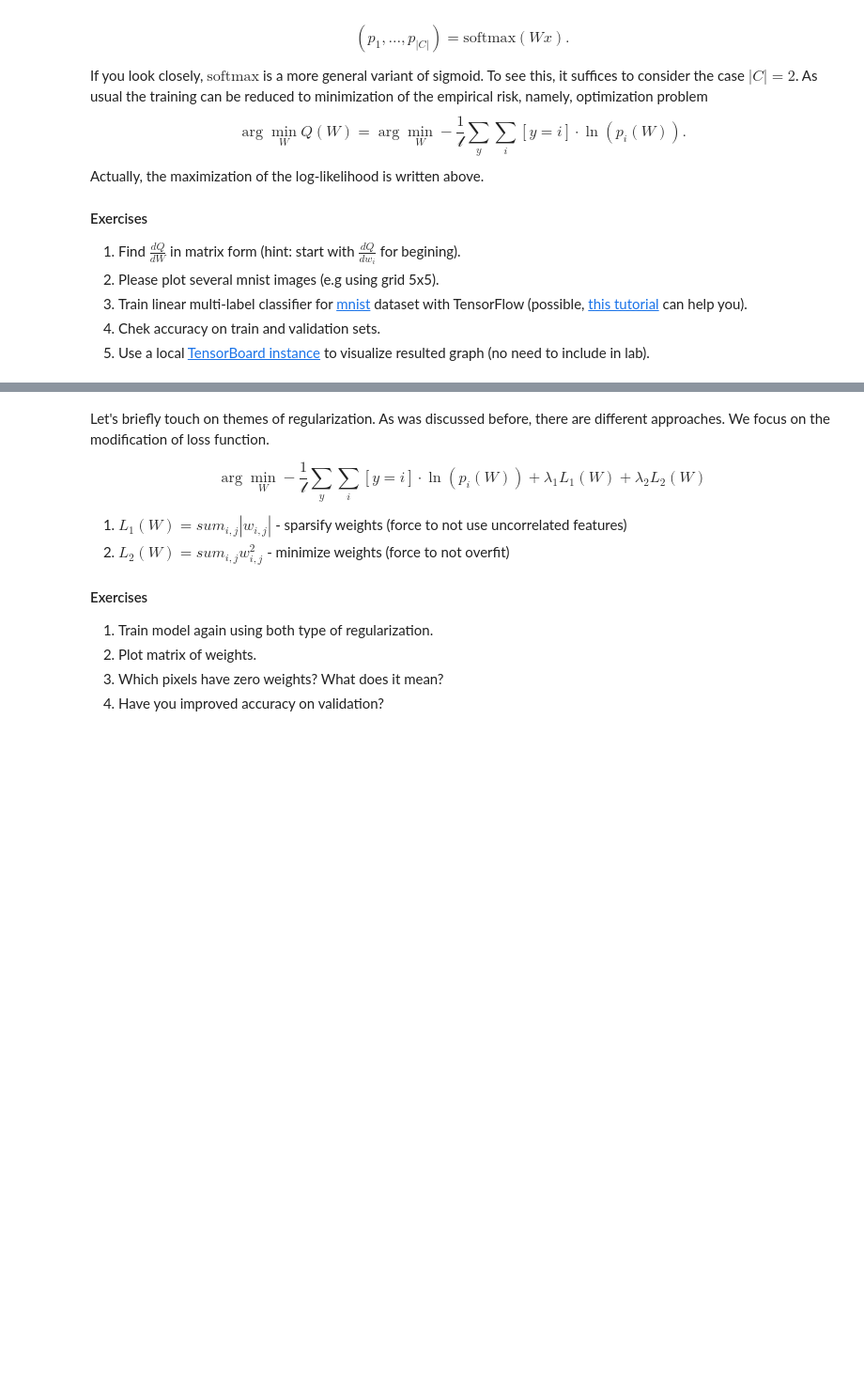
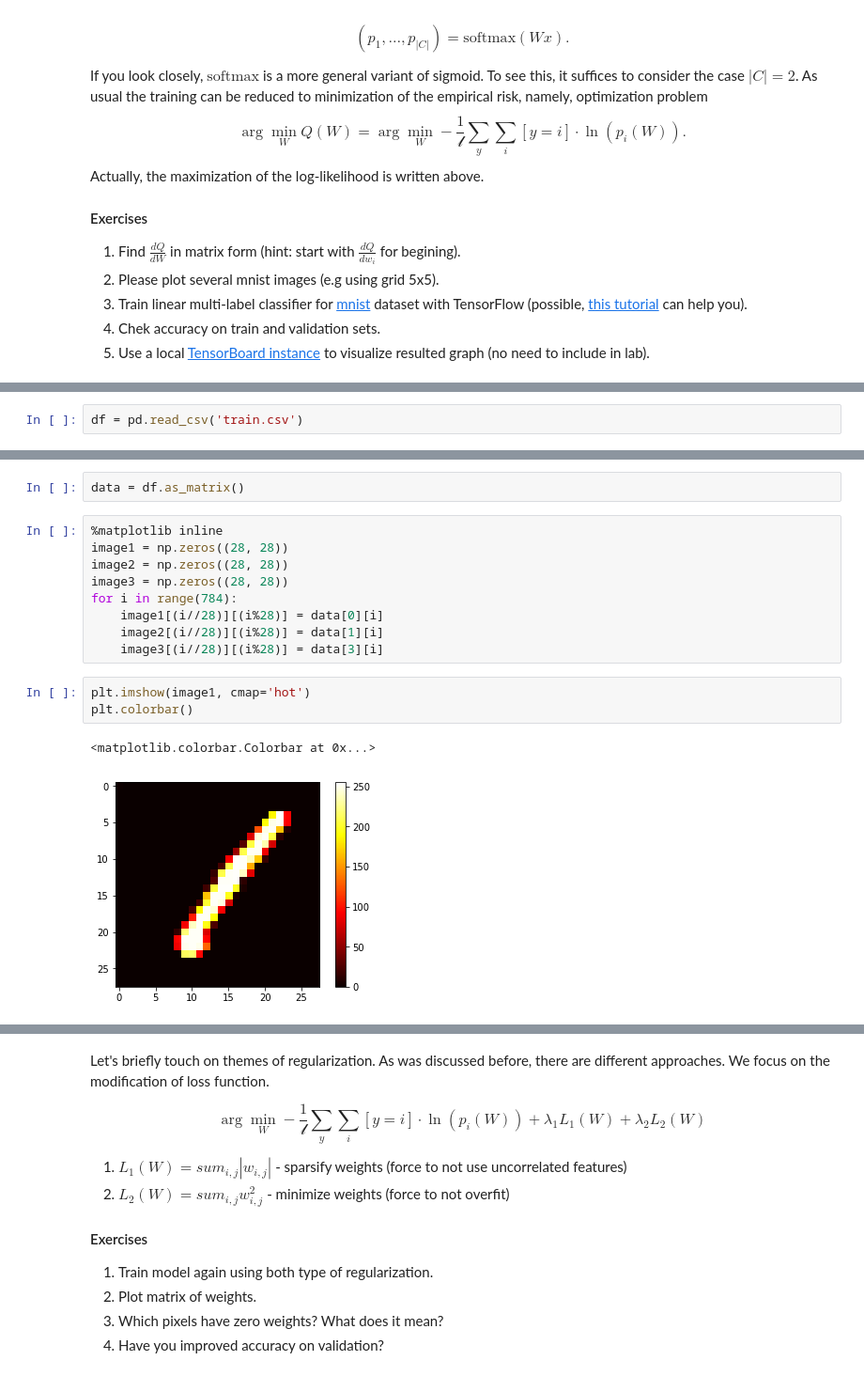
Before and after one commit to ahmados/renju, a Jupyter notebook: lab-2.ipynb, the cells around one changed output, grey strips where cells are left out. Shown at 94% size. Saved outputs shown, nothing was run; the diff lists cells and outputs as text; blank space fills up the shorter version.

```diff
--- a/lab-2.ipynb
+++ b/lab-2.ipynb
@@ -40,0 +47,2 @@ Actually, the maximization of the log-likelihood is written above.
+# %%
+df = pd.read_csv('train.csv')
@@ -40,0 +59,17 @@ Actually, the maximization of the log-likelihood is written above.
+# %%
+data = df.as_matrix()
+# %%
+%matplotlib inline
+image1 = np.zeros((28, 28))
+image2 = np.zeros((28, 28))
+image3 = np.zeros((28, 28))
+for i in range(784):
+    image1[(i//28)][(i%28)] = data[0][i]
+    image2[(i//28)][(i%28)] = data[1][i]
+    image3[(i//28)][(i%28)] = data[3][i]
+# %%
+plt.imshow(image1, cmap='hot')
+plt.colorbar()
+# %% [output]
+<matplotlib.colorbar.Colorbar at 0x...>
+[figure, added]
```
Also changed, not shown: parts of 49 cells of this notebook, 50 other files.
